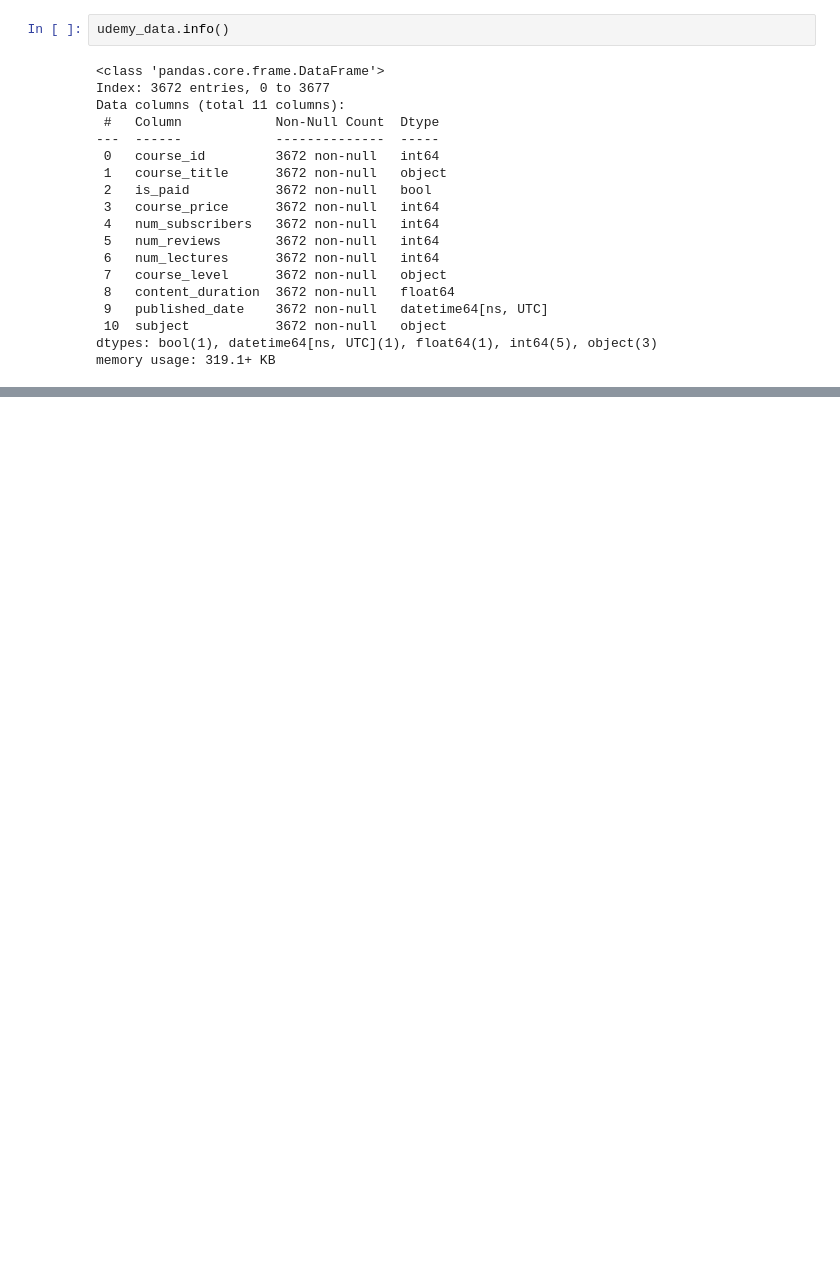
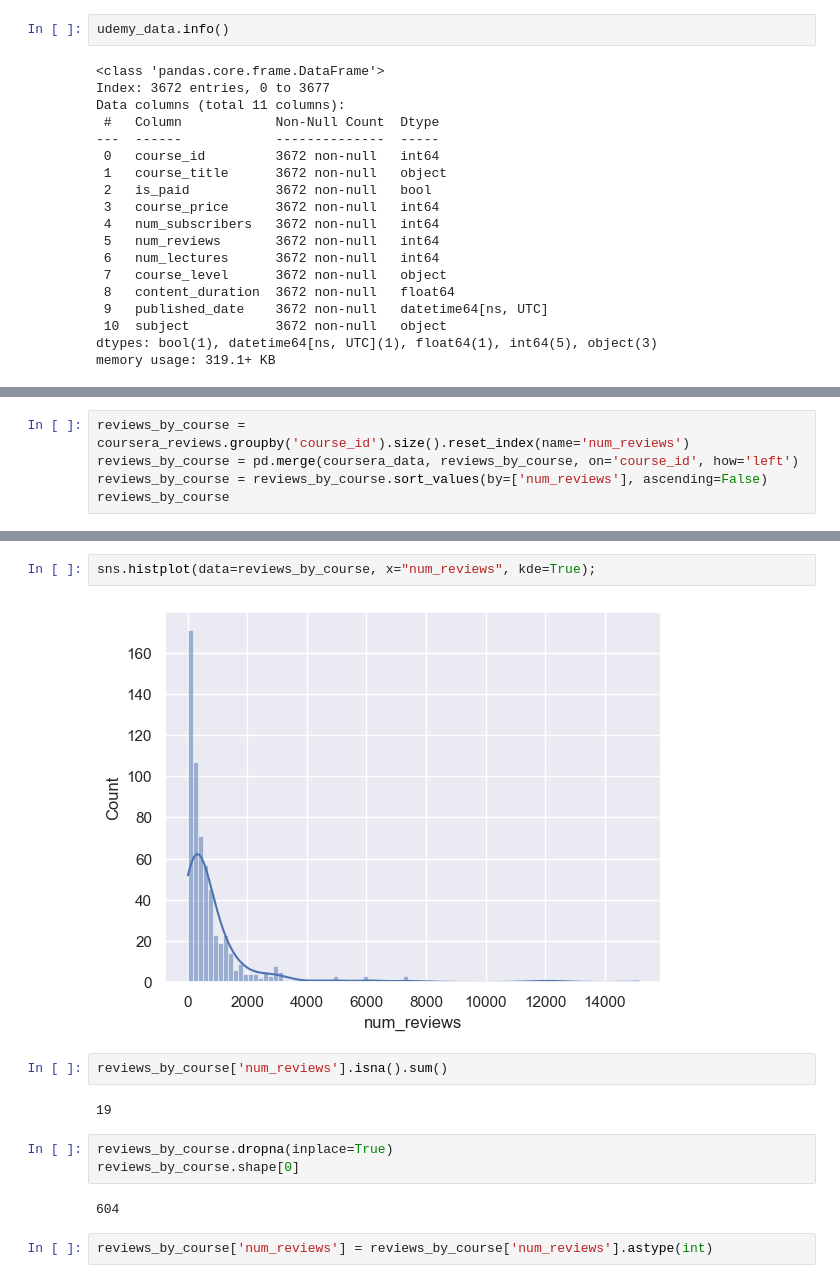
Before and after one commit to HolyGrace/MOOCalytics, a Jupyter notebook: notebooks/EDA.ipynb, the cells around one changed output, grey strips where cells are left out. Drawn from its saved outputs; the diff is of its cells as text; blank space fills up the shorter version.

```diff
--- a/notebooks/EDA.ipynb
+++ b/notebooks/EDA.ipynb
@@ -451,0 +487,5 @@ memory usage: 319.1+ KB
+# %%
+reviews_by_course = coursera_reviews.groupby('course_id').size().reset_index(name='num_reviews')
+reviews_by_course = pd.merge(coursera_data, reviews_by_course, on='course_id', how='left')
+reviews_by_course = reviews_by_course.sort_values(by=['num_reviews'], ascending=False)
+reviews_by_course
@@ -451,0 +506,15 @@ memory usage: 319.1+ KB
+# %%
+sns.histplot(data=reviews_by_course, x="num_reviews", kde=True);
+# %% [output]
+[figure, added]
+# %%
+reviews_by_course['num_reviews'].isna().sum()
+# %% [output]
+19
+# %%
+reviews_by_course.dropna(inplace=True)
+reviews_by_course.shape[0]
+# %% [output]
+604
+# %%
+reviews_by_course['num_reviews'] = reviews_by_course['num_reviews'].astype(int)
```
Also changed, not shown: parts of 34 cells of this notebook.
